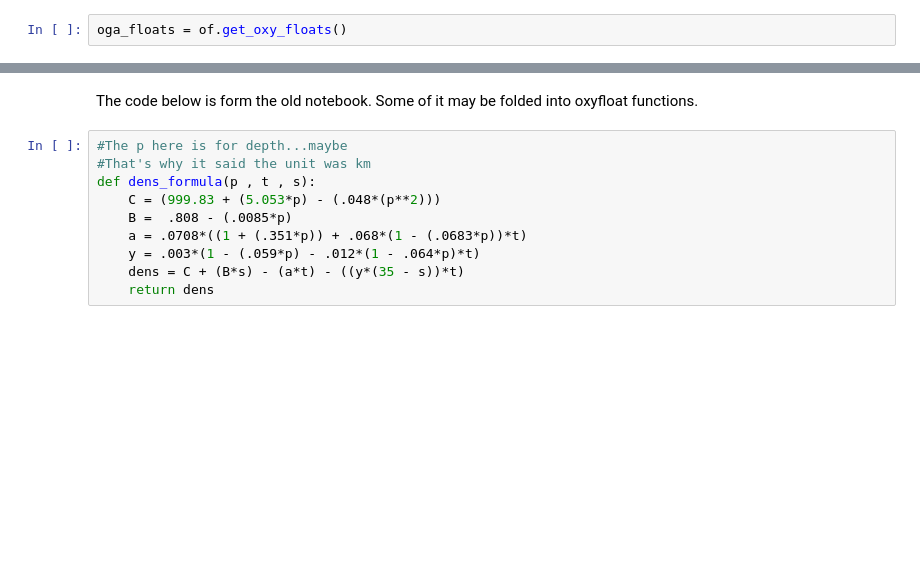
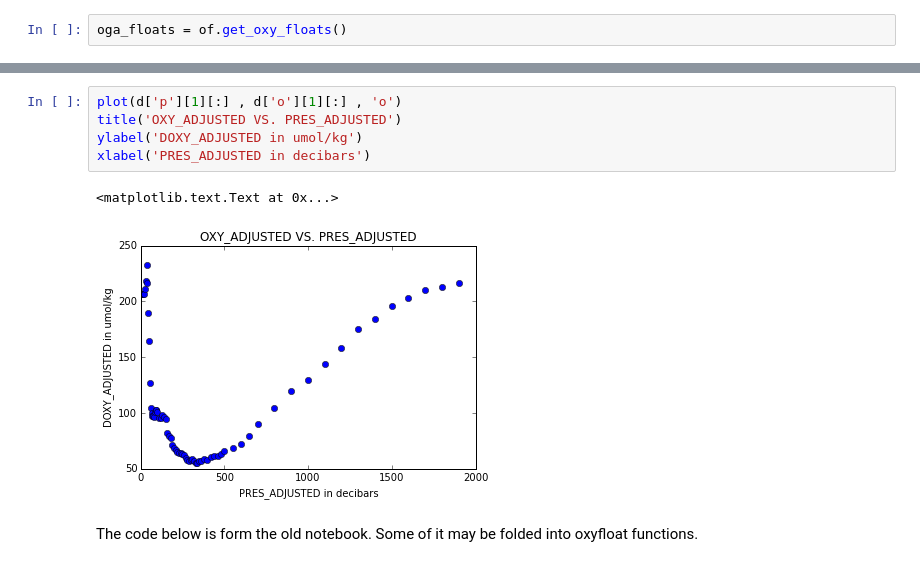
Before and after one commit to biofloat/biofloat, a Jupyter notebook: o2_data_correction.ipynb, the cells around one changed output, grey strips where cells are left out. Cells and saved outputs as stored; diff of their text form; blank space fills up the shorter version.

```diff
--- a/o2_data_correction.ipynb
+++ b/o2_data_correction.ipynb
@@ -47,12 +85,10 @@ print d['o'][0].keys()
+# %%
+plot(d['p'][1][:] , d['o'][1][:] , 'o')
+title('OXY_ADJUSTED VS. PRES_ADJUSTED')
+ylabel('DOXY_ADJUSTED in umol/kg')
+xlabel('PRES_ADJUSTED in decibars')
+# %% [output]
+<matplotlib.text.Text at 0x...>
+[figure, added]
 # %% [markdown]
 The code below is form the old notebook. Some of it may be folded into oxyfloat functions.
-# %%
-#The p here is for depth...maybe
-#That's why it said the unit was km
-def dens_formula(p , t , s):
-    C = (999.83 + (5.053*p) - (.048*(p**2)))
-    B =  .808 - (.0085*p)
-    a = .0708*((1 + (.351*p)) + .068*(1 - (.0683*p))*t)
-    y = .003*(1 - (.059*p) - .012*(1 - .064*p)*t)
-    dens = C + (B*s) - (a*t) - ((y*(35 - s))*t)
-    return dens
```
Also changed, not shown: parts of 25 cells of this notebook.
